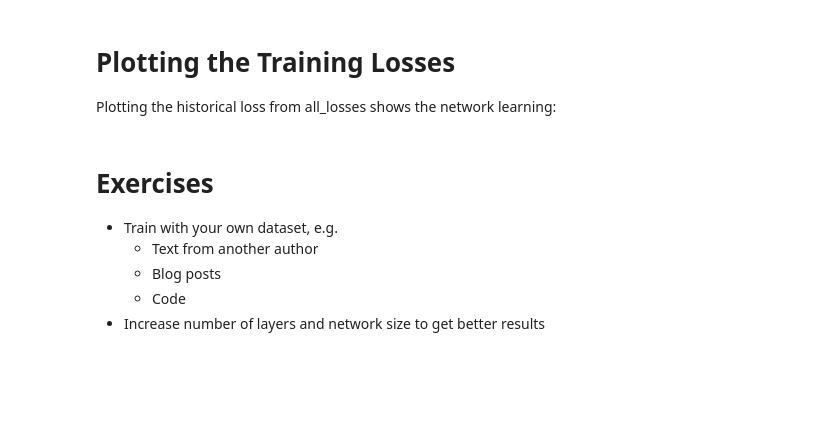
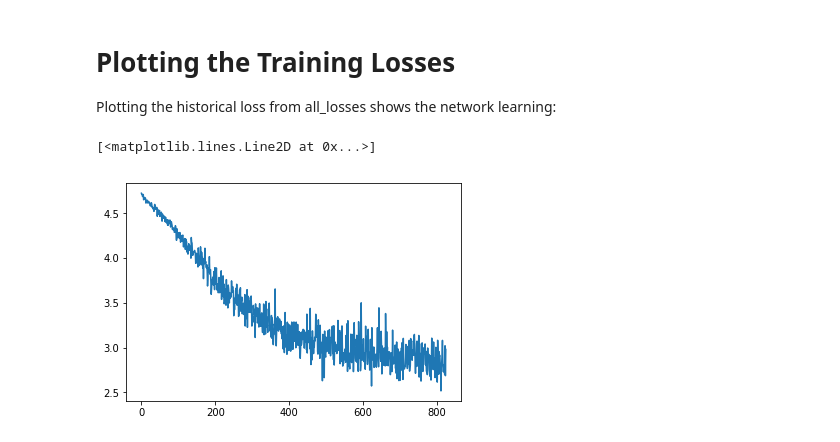
Before and after one commit to ThibaultMaho/TextGeneration, a Jupyter notebook: char-rnn-generation.ipynb, the cells around one changed output. Saved outputs shown, nothing was run; the diff lists cells and outputs as text; code cells hidden in the pictures; blank space fills up the shorter version.

```diff
--- a/char-rnn-generation.ipynb
+++ b/char-rnn-generation.ipynb
@@ -111,0 +141,2 @@ train_loader = data_to_batch(data_text, batch)
+# %%
+n_element = 5000
@@ -204,10 +235,9 @@ def generate(text_start, predict_len=100):
 ## Start training
 # %%
 rnn = RNN(input_size=n_characters,
-          hidden_size=200,
+          hidden_size=50,
           output_size=n_characters,
-          num_layers=3,
+          num_layers=1,
           bidirectional=False,
-          model_type="RNN",
-          batch_size=batch,
-          dropout=0.5)
+          model_type="GRU",
+          dropout=0.2)
@@ -216,32 +243,0 @@ hidden_init = rnn.init_hidden()
-# %%
-n_epochs = 10
-print_every = 1000
-plot_every = 100
-
-all_losses = []
-loss_avg = 0
-
-optimizer = torch.optim.Adam(rnn.parameters(), lr=0.1)
-criterion = nn.CrossEntropyLoss()
-
-for epoch in range(0, n_epochs):
-    print('Epochs: {}'.format(epoch))
-    for data, target in tqdm.tqdm(train_loader):
-        try:
-            data = Variable(data)
-            target = Variable(target)
-            optimizer.zero_grad()
-            y_pred, hidden = rnn(data, hidden_init)
-
-            loss = 0
-            for i, elem in enumerate(y_pred):
-                loss += criterion(elem, target[i])
-            all_losses.append(loss / batch)
-
-            loss.backward()
-            optimizer.step()
-            print(generate("je"))
-        except:
-            print("Fuck")
-
-    loss_avg = 0
@@ -252,21 +332,16 @@ Plotting the historical loss from all_losses shows the network learning:
 # %%
 import matplotlib.pyplot as plt
 import matplotlib.ticker as ticker
 %matplotlib inline
 
 plt.figure()
-plt.plot(all_losses)
+plt.plot(all_losses[1:])
+# %% [output]
+[<matplotlib.lines.Line2D at 0x...>]
+[figure, added]
 # %%
 loss = nn.MSELoss()
 input = Variable(torch.randn(3, 5), requires_grad=True)
 target = Variable(torch.randn(3, 5))
 output = loss(input, target)
 output.backward()
-# %% [markdown]
-# Exercises
-
-* Train with your own dataset, e.g.
-    * Text from another author
-    * Blog posts
-    * Code
-* Increase number of layers and network size to get better results
```
Also changed, not shown: parts of 34 cells of this notebook.
